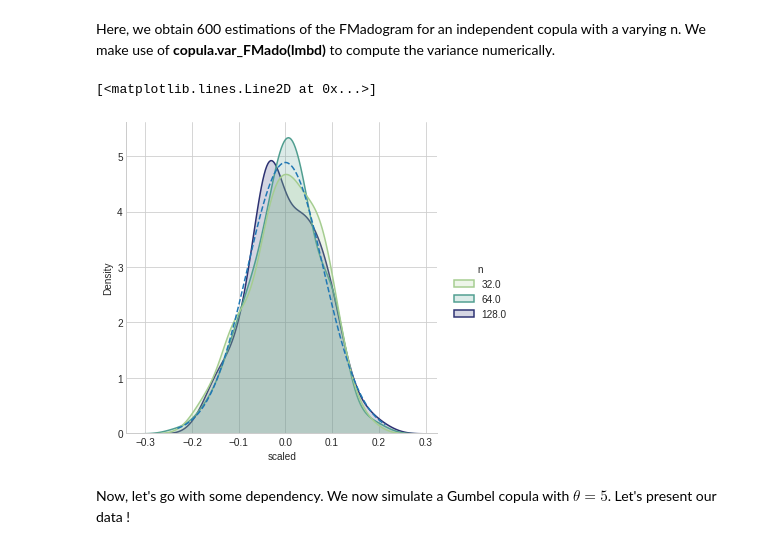
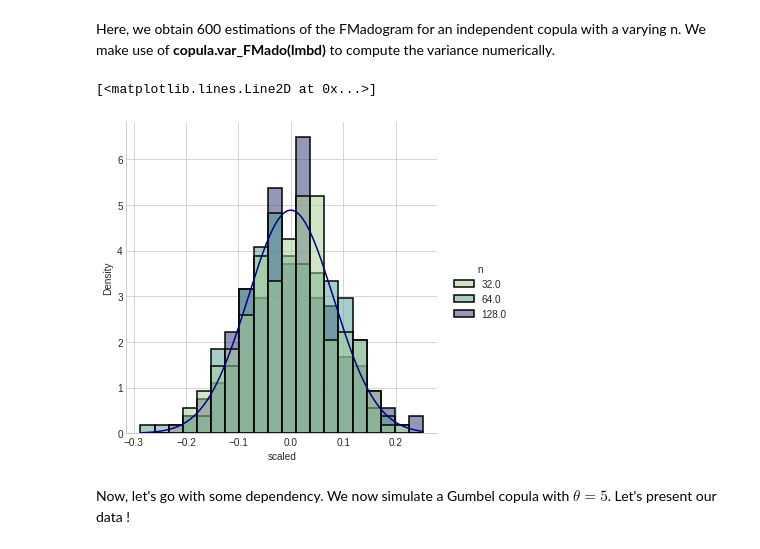
Before and after one commit to Aleboul/var_FMado, a Jupyter notebook: tutorial/bivariate.ipynb, the cells around one changed output. Saved outputs shown, nothing was run; the diff lists cells and outputs as text; code cells hidden in the pictures.

```diff
--- a/tutorial/bivariate.ipynb
+++ b/tutorial/bivariate.ipynb
@@ -131,11 +152,11 @@ sigma = np.sqrt(copula.var_FMado(lmbd))
 x = np.linspace(min(df_FMado['scaled']), max(df_FMado['scaled']), 1000)
 gauss = gauss_function(x,0, sigma)
 # %%
-sns.displot(data = df_FMado, x = "scaled", hue = "n", palette= "crest", kind = 'kde', common_norm = False, alpha = 0.2, fill = True, linewidth = 1.5)
-plt.plot(x,gauss, linestyle = '--')
+sns.displot(data = df_FMado, x = "scaled", hue = "n", palette= "crest", kind = 'hist',stat = 'density', common_norm = False, alpha = 0.5, fill = True, linewidth = 1.5)
+plt.plot(x,gauss, color = 'darkblue')
 # %% [output]
 [<matplotlib.lines.Line2D at 0x...>]
-[figure, old version]
+[figure, new version]
 # %% [markdown]
 Now, let's go with some dependency. We now simulate a Gumbel copula with $\theta = 5$. Let's present our data !
 # %%
```
Also changed, not shown: parts of 40 cells of this notebook.
